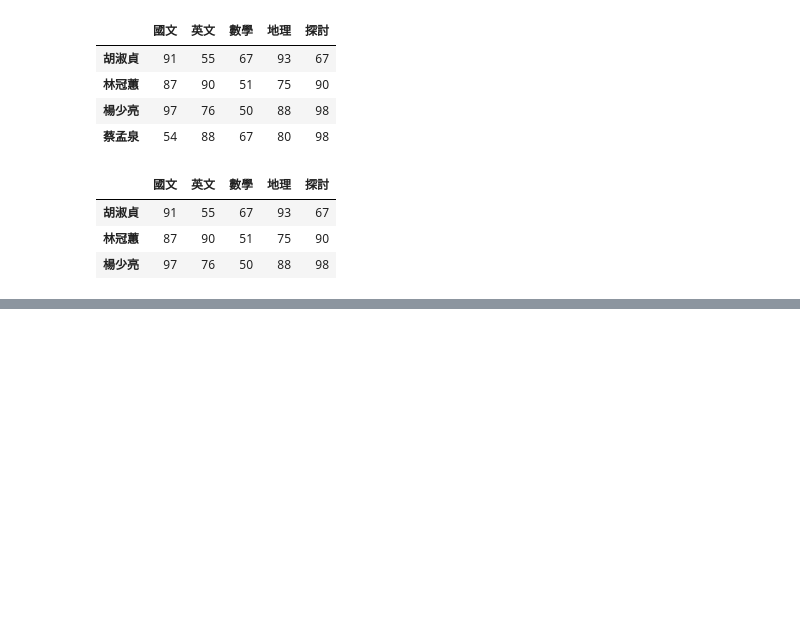
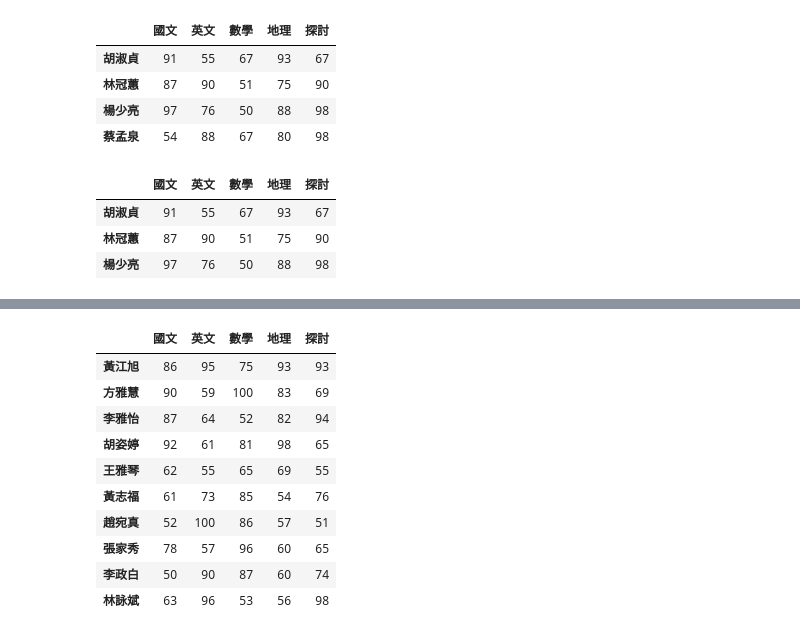
Before and after one commit to Nigmaa/python_analysis, a Jupyter notebook: lesson5.ipynb, the cells around one changed output, grey strips where cells are left out. Drawn from its saved outputs; the diff is of its cells as text; code cells hidden in the pictures; blank space fills up the shorter version.

```diff
--- a/lesson5.ipynb
+++ b/lesson5.ipynb
@@ -319,0 +345,14 @@ df.iloc[0:3]
+# %%
+df[-10:]
+# %% [output]
+|  | 國文 | 英文 | 數學 | 地理 | 探討 |
+| 黃江旭 | 86 | 95 | 75 | 93 | 93 |
+| 方雅慧 | 90 | 59 | 100 | 83 | 69 |
+| 李雅怡 | 87 | 64 | 52 | 82 | 94 |
+| 胡姿婷 | 92 | 61 | 81 | 98 | 65 |
+| 王雅琴 | 62 | 55 | 65 | 69 | 55 |
+| 黃志福 | 61 | 73 | 85 | 54 | 76 |
+| 趙宛真 | 52 | 100 | 86 | 57 | 51 |
+| 張家秀 | 78 | 57 | 96 | 60 | 65 |
+| 李政白 | 50 | 90 | 87 | 60 | 74 |
+| 林詠斌 | 63 | 96 | 53 | 56 | 98 |
```
Also changed, not shown: parts of 2 cells of this notebook.
